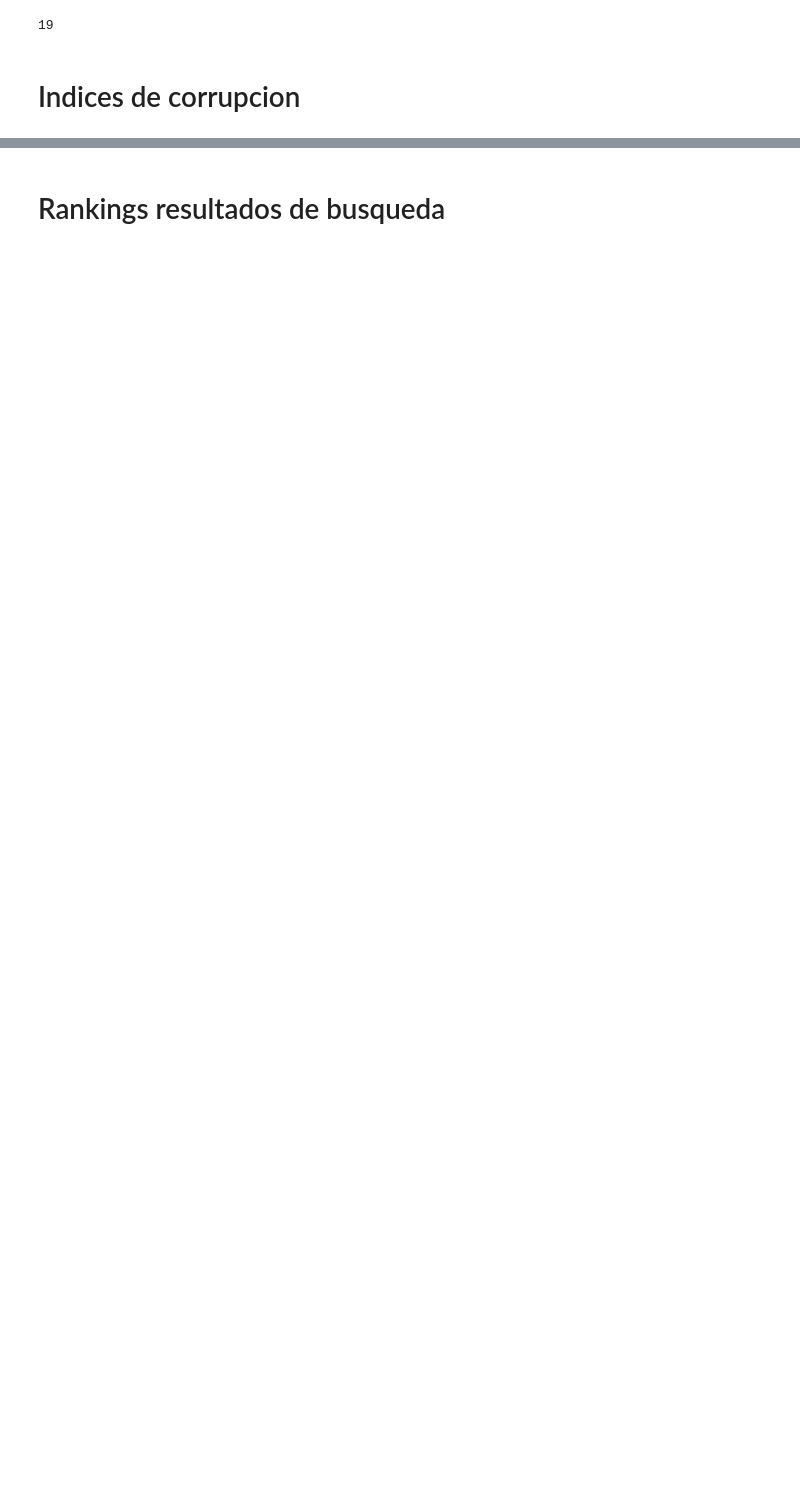
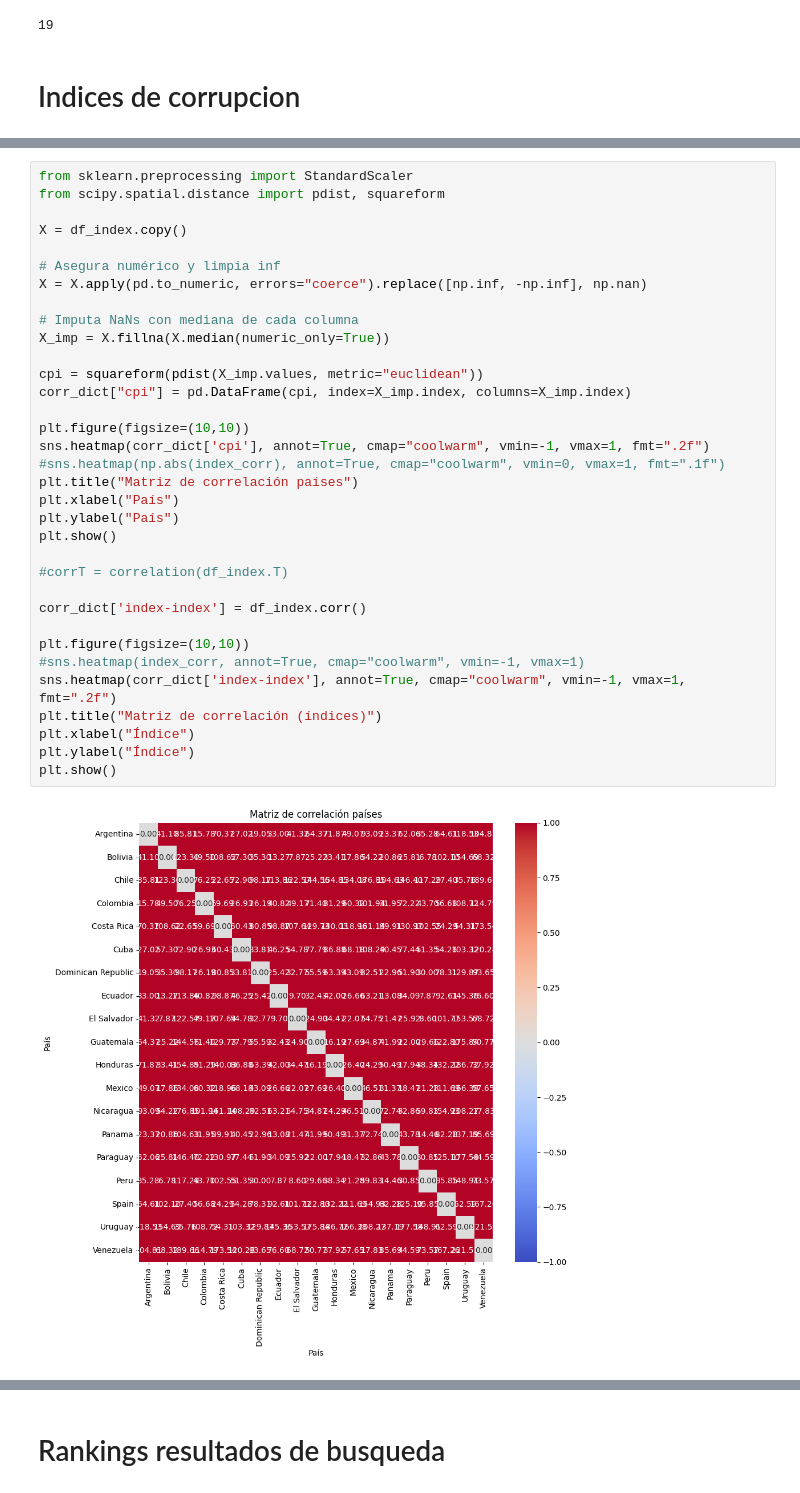
Before and after one commit to PastaFosil/ComputerScienceMaster, a Jupyter notebook: proyecto_tecnologico/full_analysis.ipynb, the cells around one changed output, grey strips where cells are left out. Drawn from its saved outputs; the diff is of its cells as text; blank space fills up the shorter version.

```diff
--- a/proyecto_tecnologico/full_analysis.ipynb
+++ b/proyecto_tecnologico/full_analysis.ipynb
@@ -109,0 +87,36 @@ plt.show()
+# %%
+from sklearn.preprocessing import StandardScaler
+from scipy.spatial.distance import pdist, squareform
+
+X = df_index.copy()
+
+# Asegura numérico y limpia inf
+X = X.apply(pd.to_numeric, errors="coerce").replace([np.inf, -np.inf], np.nan)
+
+# Imputa NaNs con mediana de cada columna
+X_imp = X.fillna(X.median(numeric_only=True))
+
+cpi = squareform(pdist(X_imp.values, metric="euclidean"))
+corr_dict["cpi"] = pd.DataFrame(cpi, index=X_imp.index, columns=X_imp.index)
+
+plt.figure(figsize=(10,10))
+sns.heatmap(corr_dict['cpi'], annot=True, cmap="coolwarm", vmin=-1, vmax=1, fmt=".2f")
+#sns.heatmap(np.abs(index_corr), annot=True, cmap="coolwarm", vmin=0, vmax=1, fmt=".1f")
+plt.title("Matriz de correlación países")
+plt.xlabel("País")
+plt.ylabel("País")
+plt.show()
+
+#corrT = correlation(df_index.T)
+
+corr_dict['index-index'] = df_index.corr()
+
+plt.figure(figsize=(10,10))
+#sns.heatmap(index_corr, annot=True, cmap="coolwarm", vmin=-1, vmax=1)
+sns.heatmap(corr_dict['index-index'], annot=True, cmap="coolwarm", vmin=-1, vmax=1, fmt=".2f")
+plt.title("Matriz de correlación (índices)")
+plt.xlabel("Índice")
+plt.ylabel("Índice")
+plt.show()
+# %% [output]
+[figure, added]
```
Also changed, not shown: parts of 31 cells of this notebook, 19 other files.
